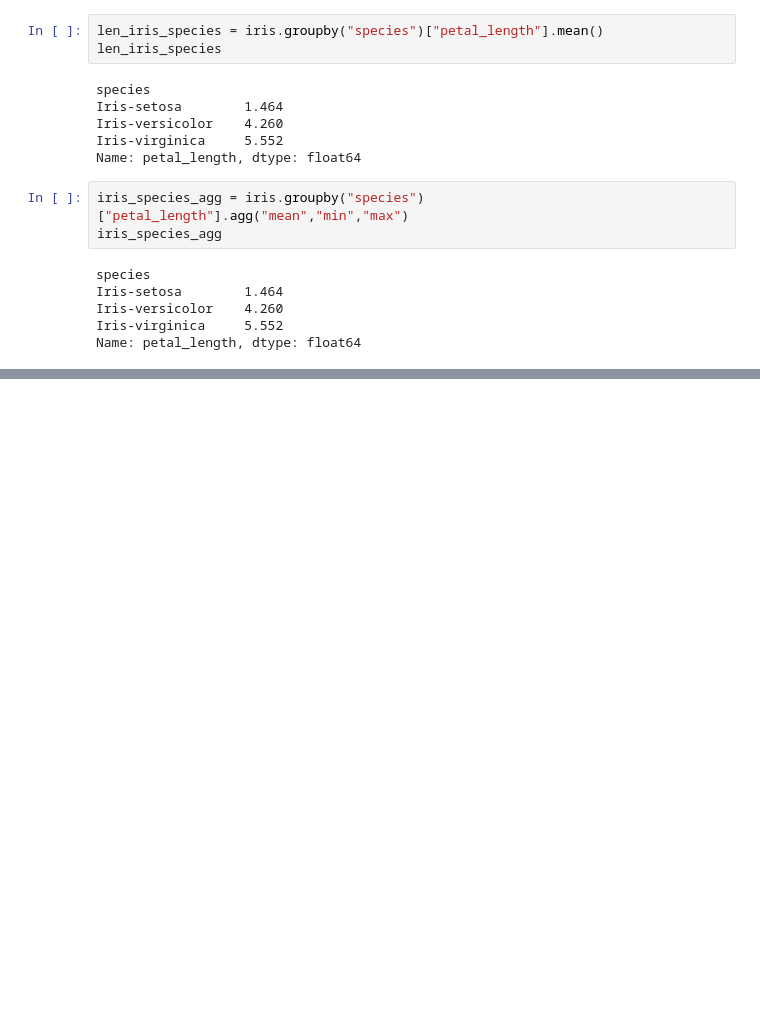
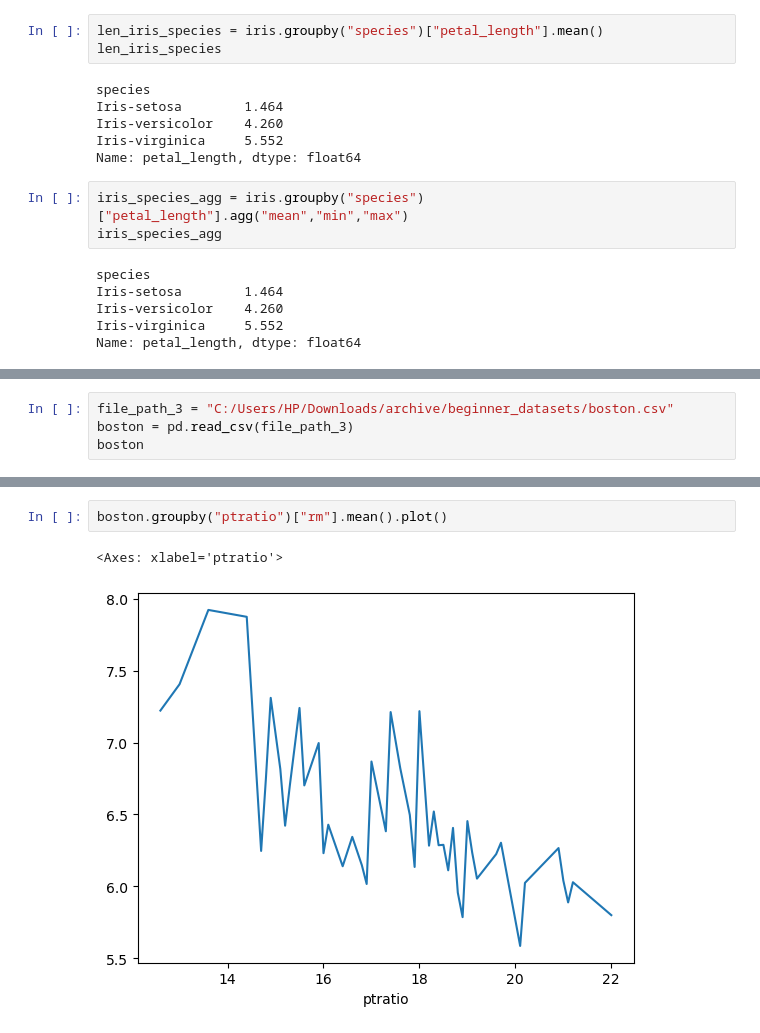
Before and after one commit to MrCrive/EPICODE_PYTHON, a Jupyter notebook: W15D1.ipynb, the cells around one changed output, grey strips where cells are left out. Saved outputs shown, nothing was run; the diff lists cells and outputs as text; blank space fills up the shorter version.

Commit message:
Add files via upload
Esercizi Python con groupby, join e merge.

```diff
--- a/W15D1.ipynb
+++ b/W15D1.ipynb
@@ -176,0 +273,4 @@ Name: petal_length, dtype: float64
+# %%
+file_path_3 = "C:/Users/HP/Downloads/archive/beginner_datasets/boston.csv"
+boston = pd.read_csv(file_path_3)
+boston
@@ -176,0 +340,5 @@ Name: petal_length, dtype: float64
+# %%
+boston.groupby("ptratio")["rm"].mean().plot()
+# %% [output]
+<Axes: xlabel='ptratio'>
+[figure, added]
```
Also changed, not shown: parts of 39 cells of this notebook.
